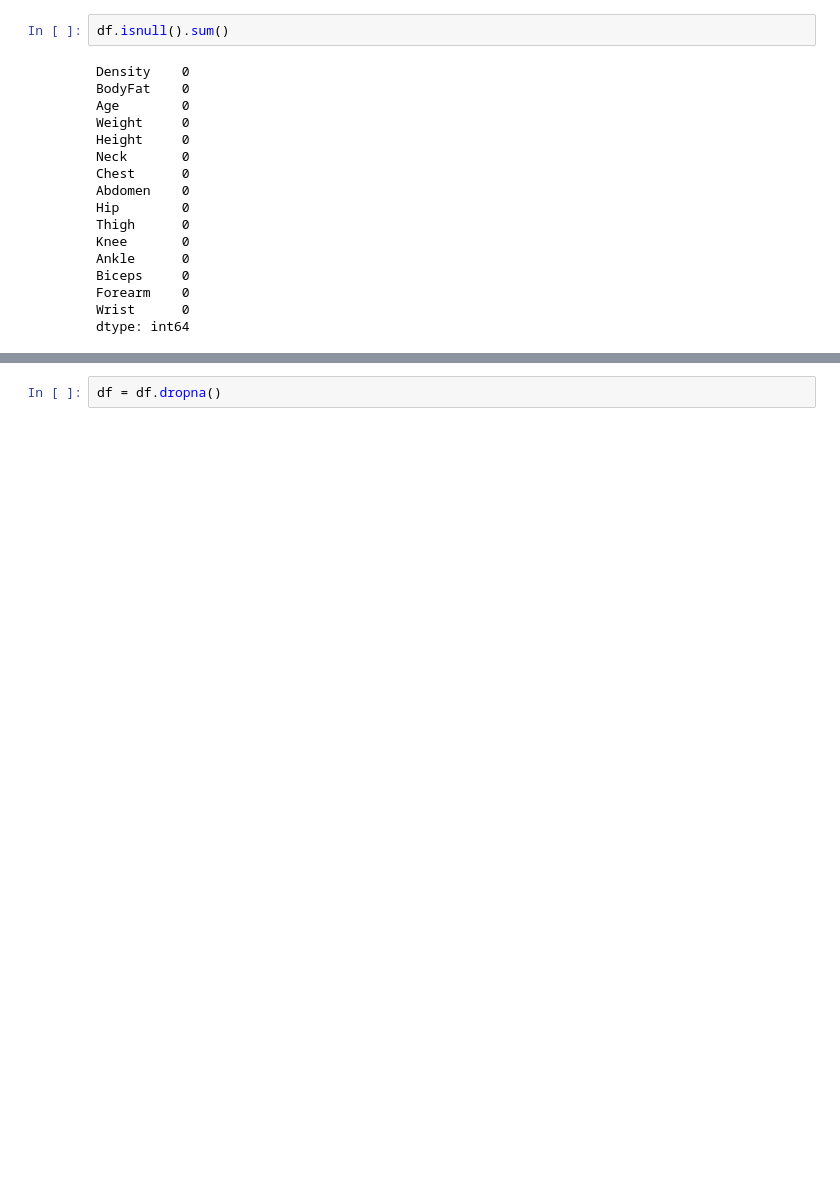
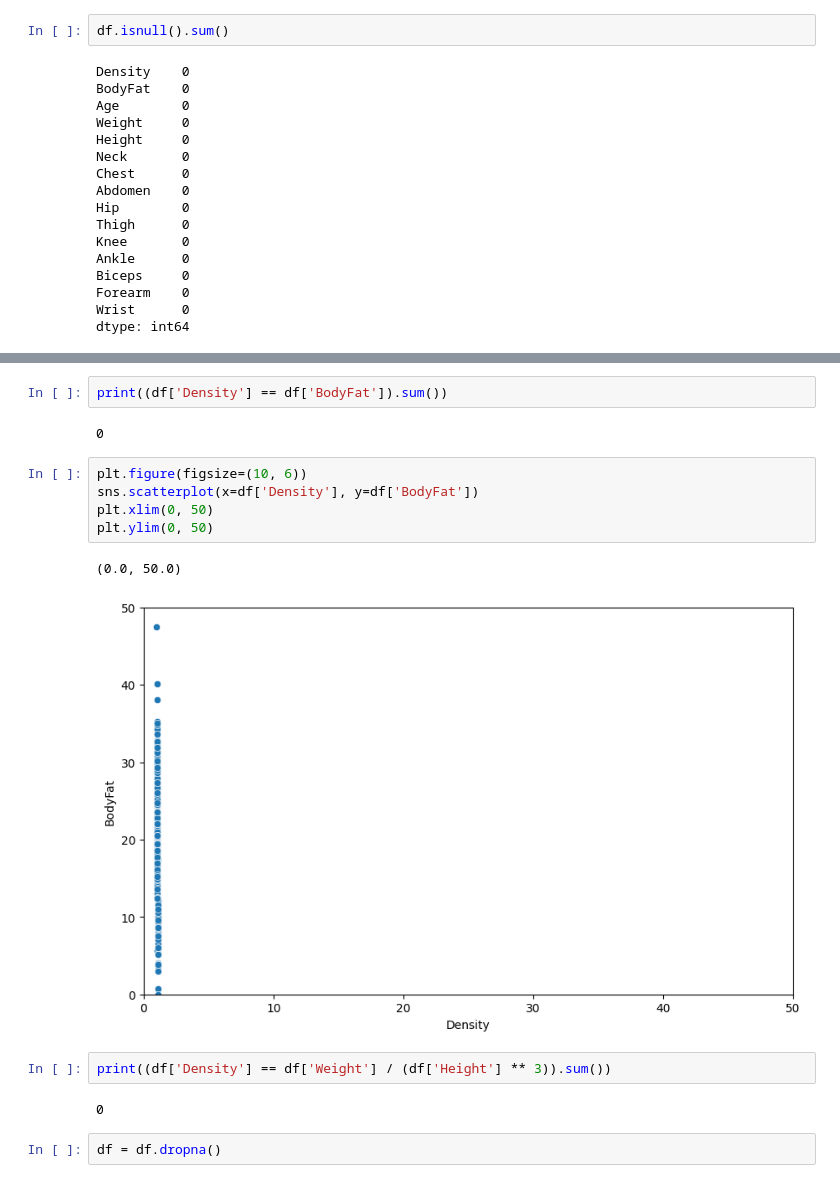
Before and after one commit to KheangDS/BodyFat-Prediction-with-MLR, a Jupyter notebook: notebook/training_model.ipynb, the cells around one changed output, grey strips where cells are left out. Cells and saved outputs as stored; diff of their text form; blank space fills up the shorter version.

```diff
--- a/notebook/training_model.ipynb
+++ b/notebook/training_model.ipynb
@@ -125,3 +134,19 @@ dtype: int64
+# %%
+print((df['Density'] == df['BodyFat']).sum())
+# %% [output]
+0
+# %%
+plt.figure(figsize=(10, 6))
+sns.scatterplot(x=df['Density'], y=df['BodyFat'])
+plt.xlim(0, 50)
+plt.ylim(0, 50)
+# %% [output]
+(0.0, 50.0)
+[figure, added]
+# %%
+print((df['Density'] == df['Weight'] / (df['Height'] ** 3)).sum())
+# %% [output]
+0
 # %%
 df = df.dropna()
 # %%
```
Also changed, not shown: parts of 12 cells of this notebook, 1 other file.
